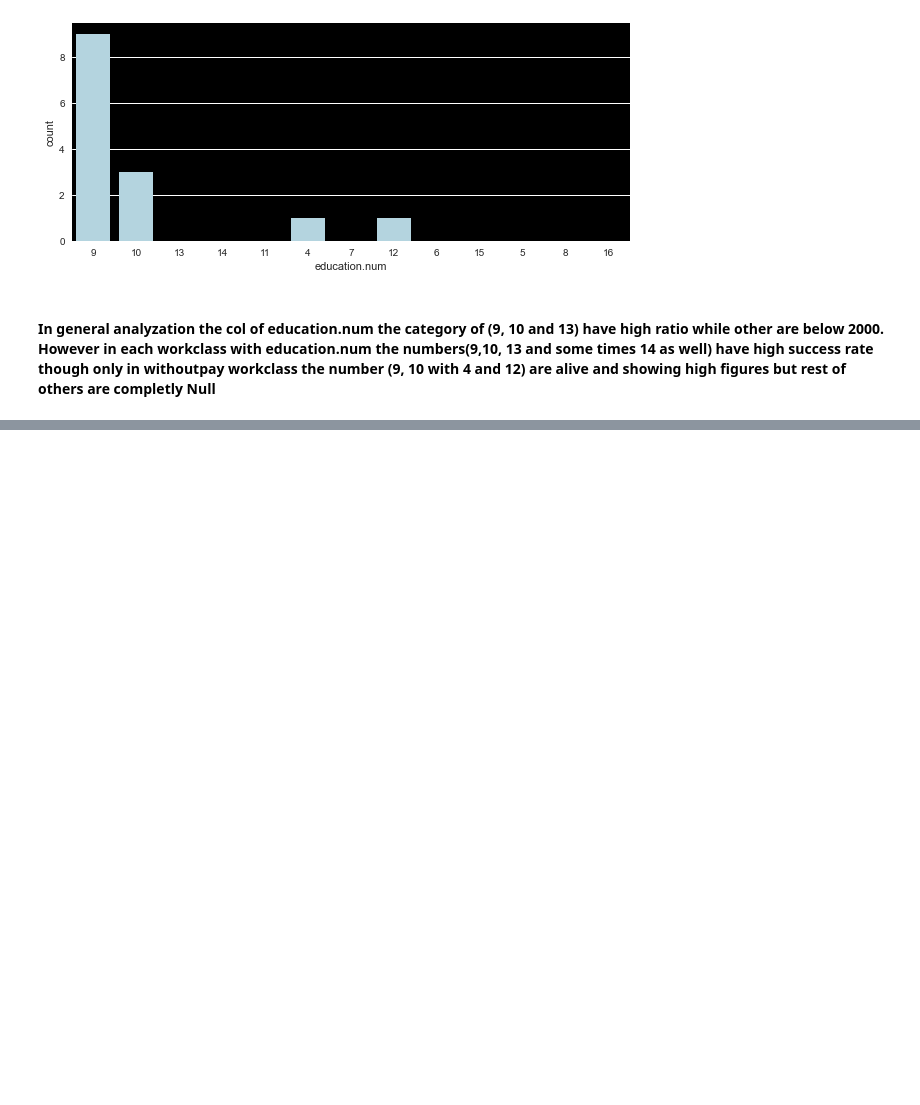
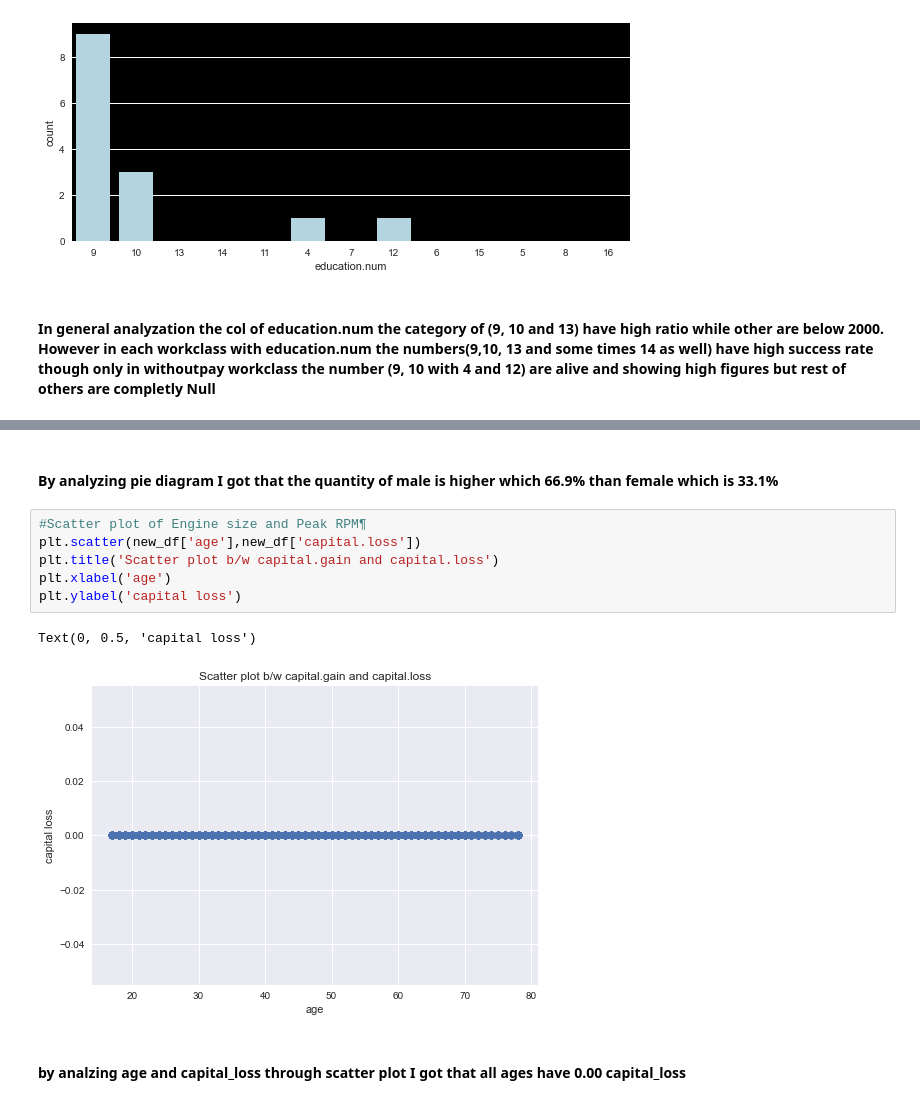
Before and after one commit to atif4/projects, a Jupyter notebook: adult.ipynb, the cells around one changed output, grey strips where cells are left out. Drawn from its saved outputs; the diff is of its cells as text; blank space fills up the shorter version.

```diff
--- a/adult.ipynb
+++ b/adult.ipynb
@@ -693,0 +713,13 @@ sns.countplot(x='education.num',order=new_df['education.num'].value_counts().ind
+# %% [markdown]
+#### By analyzing pie diagram I got that the quantity of male is higher which 66.9% than female which is 33.1%
+# %%
+#Scatter plot of Engine size and Peak RPM¶
+plt.scatter(new_df['age'],new_df['capital.loss'])
+plt.title('Scatter plot b/w capital.gain and capital.loss')
+plt.xlabel('age')
+plt.ylabel('capital loss')
+# %% [output]
+Text(0, 0.5, 'capital loss')
+[figure, added]
+# %% [markdown]
+#### by analzing age and capital_loss through scatter plot I got that all ages have 0.00 capital_loss
```
Also changed, not shown: parts of 8 cells of this notebook.
